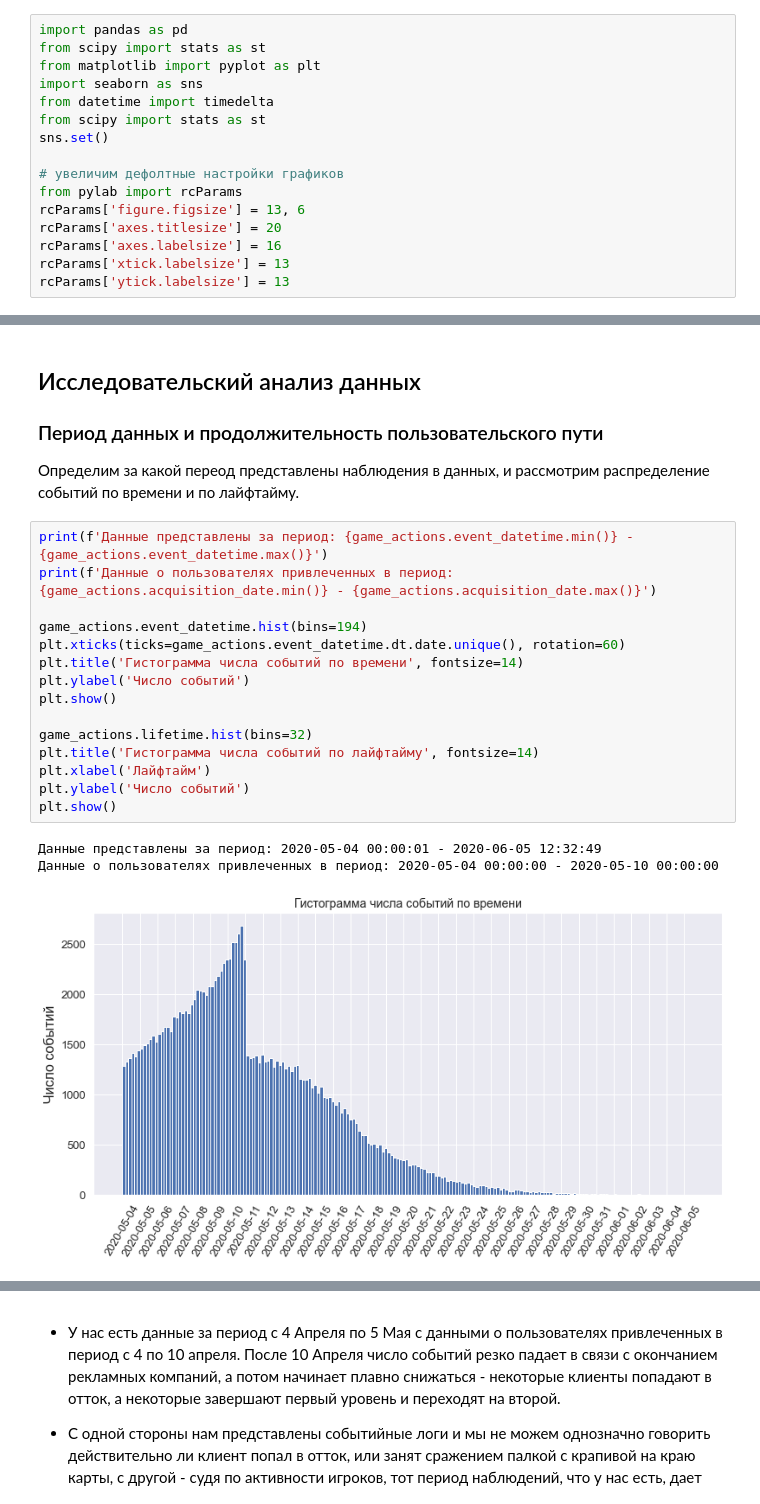
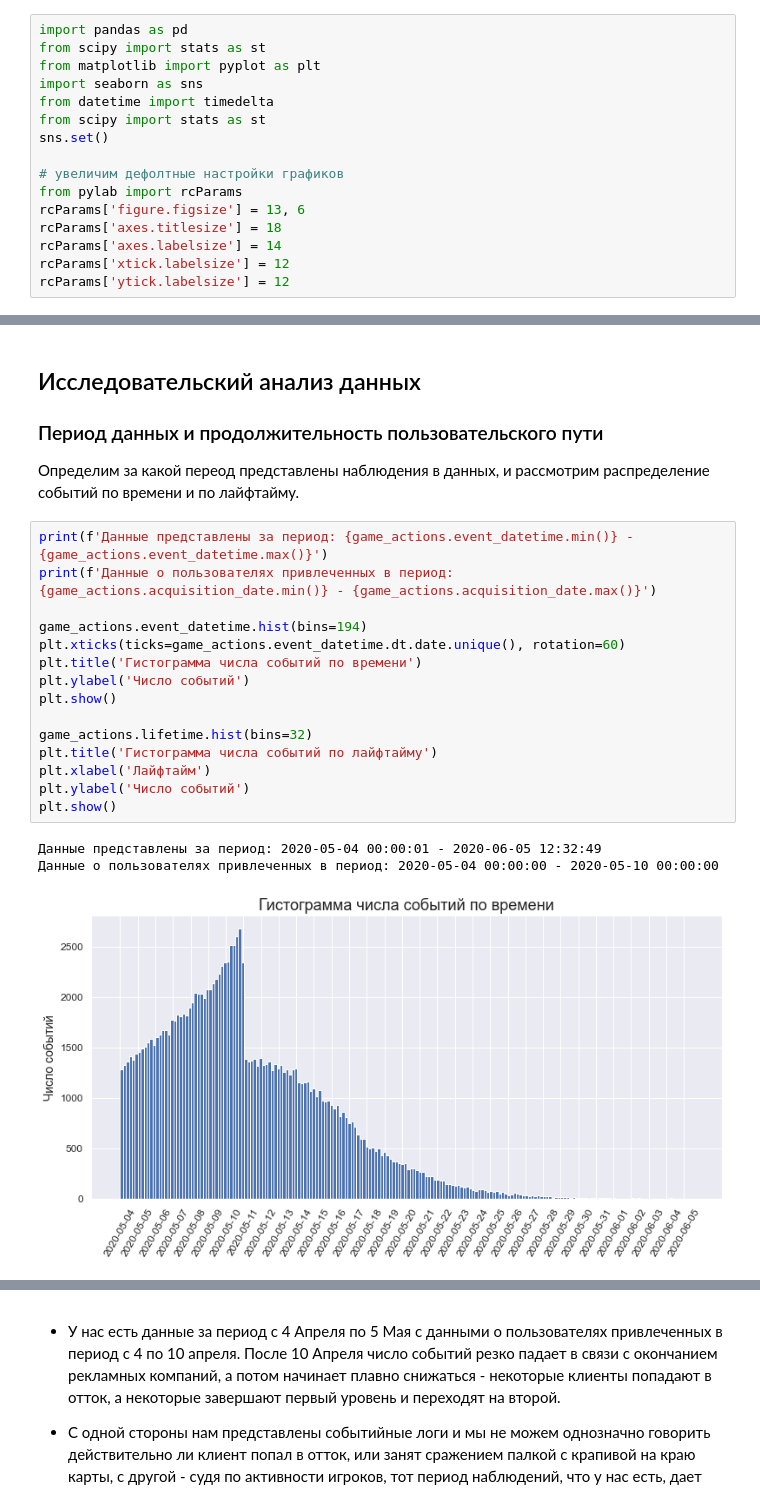
Before and after one commit to Isaaj/practicum_yandex, a Jupyter notebook: 13-monetization-user_behavior/2_step_brothers.ipynb, the cells around one changed output, grey strips where cells are left out. Saved outputs shown, nothing was run; the diff lists cells and outputs as text.

```diff
--- a/13-monetization-user_behavior/2_step_brothers.ipynb
+++ b/13-monetization-user_behavior/2_step_brothers.ipynb
@@ -42,10 +42,10 @@ sns.set()
 # увеличим дефолтные настройки графиков
 from pylab import rcParams
 rcParams['figure.figsize'] = 13, 6
-rcParams['axes.titlesize'] = 20
-rcParams['axes.labelsize'] = 16
-rcParams['xtick.labelsize'] = 13
-rcParams['ytick.labelsize'] = 13
+rcParams['axes.titlesize'] = 18
+rcParams['axes.labelsize'] = 14
+rcParams['xtick.labelsize'] = 12
+rcParams['ytick.labelsize'] = 12
 # %% [markdown]
 ###### Функции
 # %%
@@ -445,19 +445,19 @@ game_actions.head(10)
 # %%
 print(f'Данные представлены за период: {game_actions.event_datetime.min()} - {game_actions.event_datetime.max()}')
 print(f'Данные о пользователях привлеченных в период: {game_actions.acquisition_date.min()} - {game_actions.acquisition_date.max()}')
 
 game_actions.event_datetime.hist(bins=194)
 plt.xticks(ticks=game_actions.event_datetime.dt.date.unique(), rotation=60)
-plt.title('Гистограмма числа событий по времени', fontsize=14)
+plt.title('Гистограмма числа событий по времени')
 plt.ylabel('Число событий')
 plt.show()
 
 game_actions.lifetime.hist(bins=32)
-plt.title('Гистограмма числа событий по лайфтайму', fontsize=14)
+plt.title('Гистограмма числа событий по лайфтайму')
 plt.xlabel('Лайфтайм')
 plt.ylabel('Число событий')
 plt.show()
 # %% [output]
 Данные представлены за период: 2020-05-04 00:00:01 - 2020-06-05 12:32:49
 Данные о пользователях привлеченных в период: 2020-05-04 00:00:00 - 2020-05-10 00:00:00
-[figure, old version]
+[figure, new version]
```
Also changed, not shown: parts of 19 cells of this notebook, 3 other files.
